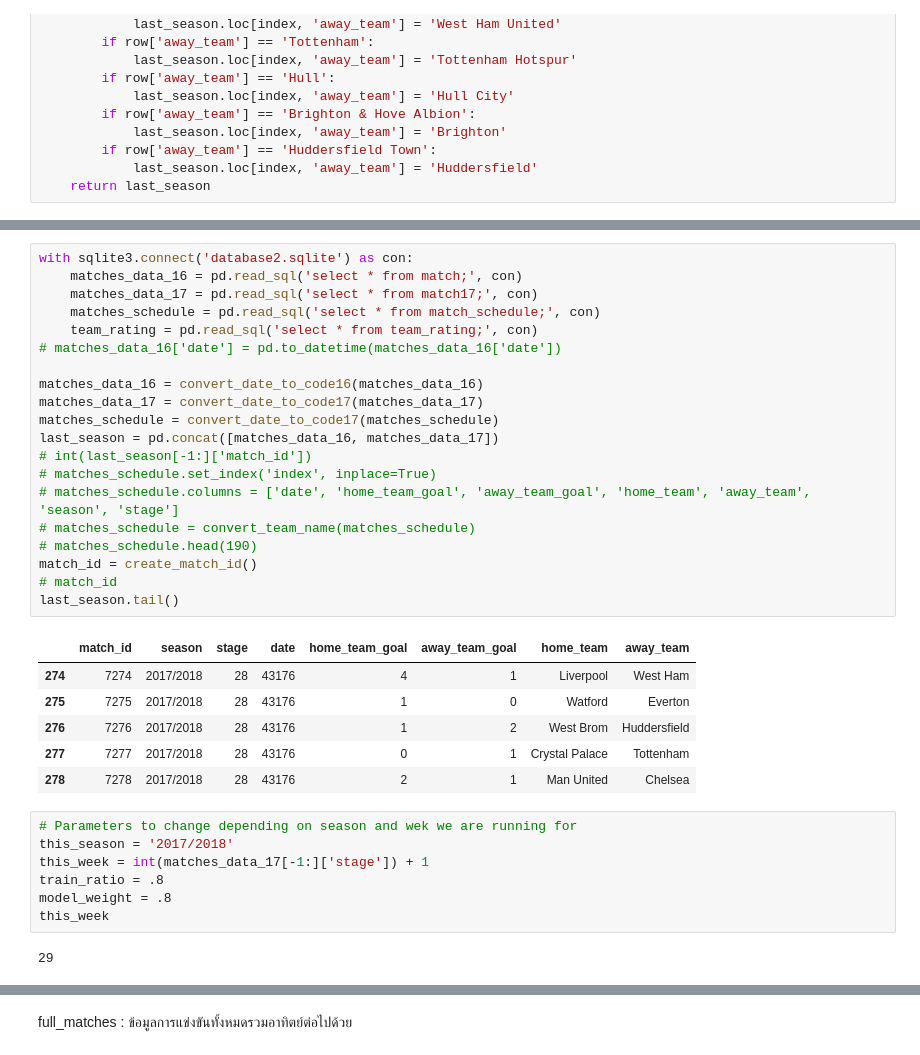
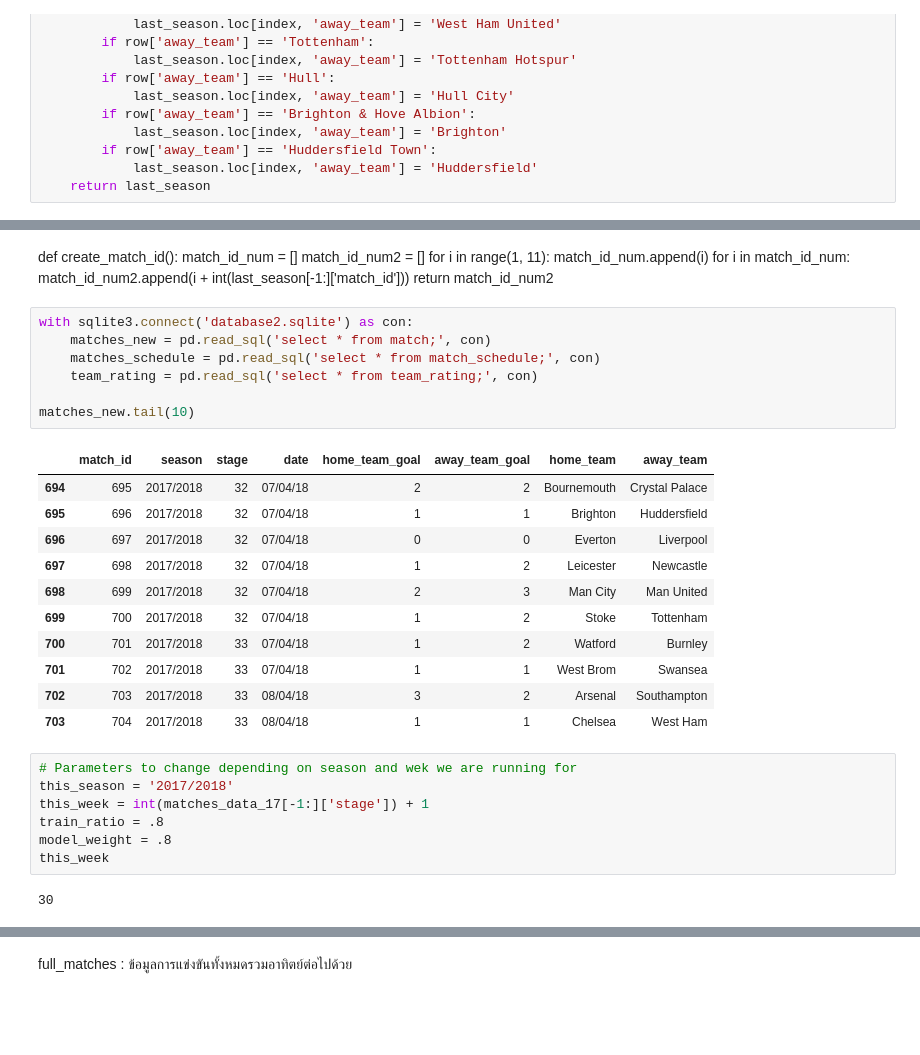
Before and after one commit to opalchonlapat/BabySoccer, a Jupyter notebook: EPL_weekly_predicting.ipynb, the cells around one changed output, grey strips where cells are left out. Saved outputs shown, nothing was run; the diff lists cells and outputs as text; blank space fills up the shorter version.

Commit message:
6th Edition
- Getting and prediction new season data automatically.
- Getting matches only.

```diff
--- a/EPL_weekly_predicting.ipynb
+++ b/EPL_weekly_predicting.ipynb
@@ -173,30 +119,31 @@ def create_match_id():
+# %% [markdown]
+def create_match_id():
+    match_id_num = []
+    match_id_num2 = []
+    for i in range(1, 11):
+        match_id_num.append(i)
+    for i in match_id_num:
+        match_id_num2.append(i + int(last_season[-1:]['match_id']))
+    return match_id_num2
 # %%
 with sqlite3.connect('database2.sqlite') as con:
-    matches_data_16 = pd.read_sql('select * from match;', con)
-    matches_data_17 = pd.read_sql('select * from match17;', con)
+    matches_new = pd.read_sql('select * from match;', con)
     matches_schedule = pd.read_sql('select * from match_schedule;', con)
     team_rating = pd.read_sql('select * from team_rating;', con)
-# matches_data_16['date'] = pd.to_datetime(matches_data_16['date'])
 
-matches_data_16 = convert_date_to_code16(matches_data_16)
-matches_data_17 = convert_date_to_code17(matches_data_17)
-matches_schedule = convert_date_to_code17(matches_schedule)
-last_season = pd.concat([matches_data_16, matches_data_17])
-# int(last_season[-1:]['match_id'])
-# matches_schedule.set_index('index', inplace=True)
-# matches_schedule.columns = ['date', 'home_team_goal', 'away_team_goal', 'home_team', 'away_team', 'season', 'stage']
-# matches_schedule = convert_team_name(matches_schedule)
-# matches_schedule.head(190)
-match_id = create_match_id()
-# match_id
-last_season.tail()
+matches_new.tail(10)
 # %% [output]
 |  | match_id | season | stage | date | home_team_goal | away_team_goal | home_team | away_team |
-| 274 | 7274 | 2017/2018 | 28 | 43176 | 4 | 1 | Liverpool | West Ham |
-| 275 | 7275 | 2017/2018 | 28 | 43176 | 1 | 0 | Watford | Everton |
-| 276 | 7276 | 2017/2018 | 28 | 43176 | 1 | 2 | West Brom | Huddersfield |
-| 277 | 7277 | 2017/2018 | 28 | 43176 | 0 | 1 | Crystal Palace | Tottenham |
-| 278 | 7278 | 2017/2018 | 28 | 43176 | 2 | 1 | Man United | Chelsea |
+| 694 | 695 | 2017/2018 | 32 | 07/04/18 | 2 | 2 | Bournemouth | Crystal Palace |
+| 695 | 696 | 2017/2018 | 32 | 07/04/18 | 1 | 1 | Brighton | Huddersfield |
+| 696 | 697 | 2017/2018 | 32 | 07/04/18 | 0 | 0 | Everton | Liverpool |
+| 697 | 698 | 2017/2018 | 32 | 07/04/18 | 1 | 2 | Leicester | Newcastle |
+| 698 | 699 | 2017/2018 | 32 | 07/04/18 | 2 | 3 | Man City | Man United |
+| 699 | 700 | 2017/2018 | 32 | 07/04/18 | 1 | 2 | Stoke | Tottenham |
+| 700 | 701 | 2017/2018 | 33 | 07/04/18 | 1 | 2 | Watford | Burnley |
+| 701 | 702 | 2017/2018 | 33 | 07/04/18 | 1 | 1 | West Brom | Swansea |
+| 702 | 703 | 2017/2018 | 33 | 08/04/18 | 3 | 2 | Arsenal | Southampton |
+| 703 | 704 | 2017/2018 | 33 | 08/04/18 | 1 | 1 | Chelsea | West Ham |
 # %%
 # Parameters to change depending on season and wek we are running for
 this_season = '2017/2018'
@@ -205,7 +152,7 @@ train_ratio = .8
 model_weight = .8
 this_week
 # %% [output]
-29
+30
 # %%
 matches_schedule = matches_schedule.loc[matches_schedule['stage'] == this_week]
 matches_schedule['match_id'] = match_id
```
Also changed, not shown: parts of 37 cells of this notebook, 1 other file.
